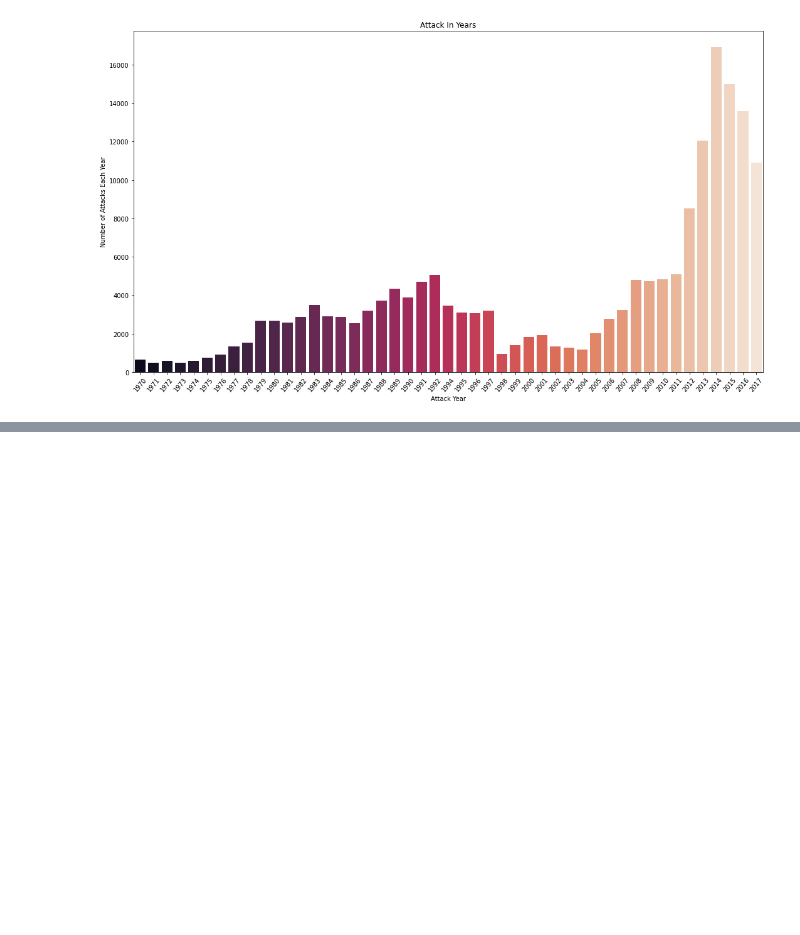
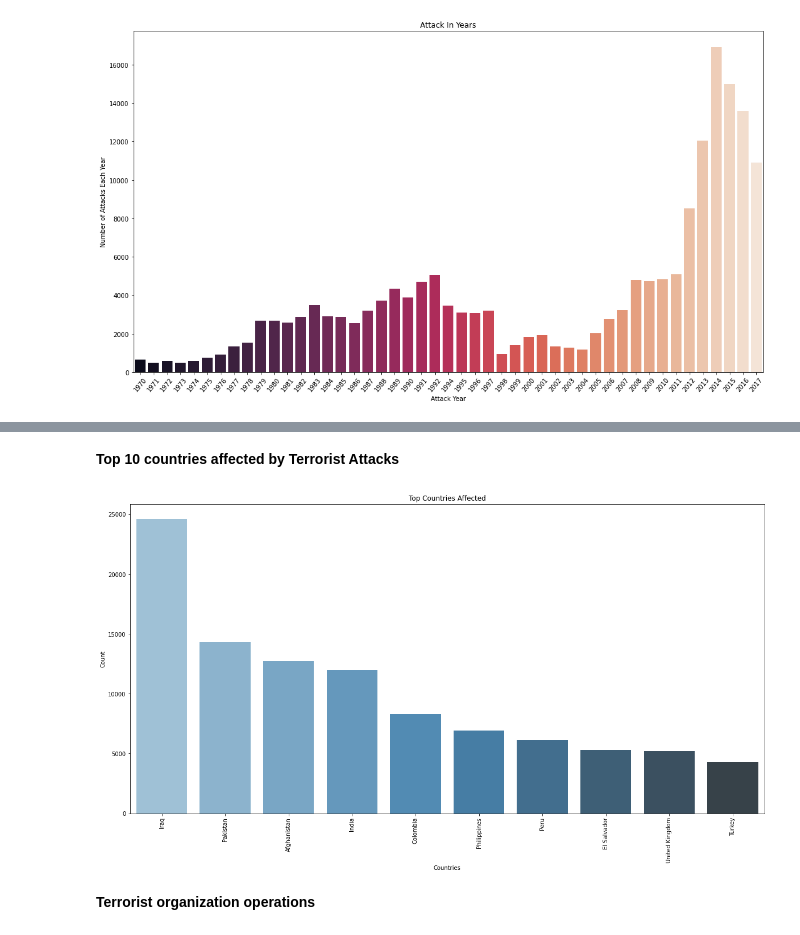
Before and after one commit to Rohan20202/Global-Terrorism-Analysis, a Jupyter notebook: GTD.ipynb, the cells around one changed output, grey strips where cells are left out. Cells and saved outputs as stored; diff of their text form; code cells hidden in the pictures; blank space fills up the shorter version.

```diff
--- a/GTD.ipynb
+++ b/GTD.ipynb
@@ -253,0 +283,14 @@ plt.show()
+# %% [markdown]
+**Top 10 countries affected by Terrorist Attacks**
+# %%
+plt.subplots(figsize=(20,10))
+sns.barplot(GTD['Country'].value_counts()[:10].index,GTD['Country'].value_counts()[:10].values,palette='Blues_d')
+plt.title('Top Countries Affected')
+plt.xlabel('Countries')
+plt.ylabel('Count')
+plt.xticks(rotation= 90)
+plt.show()
+# %% [output]
+[figure, added]
+# %% [markdown]
+**Terrorist organization operations**
```
Also changed, not shown: parts of 20 cells of this notebook.
